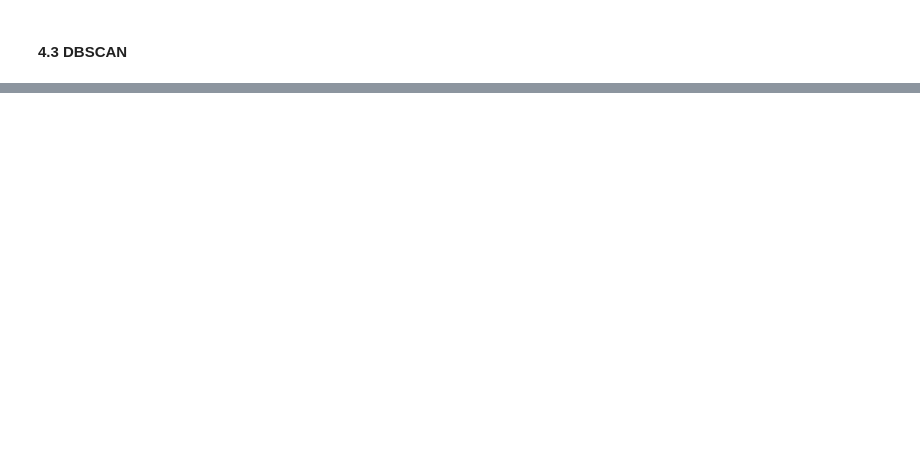
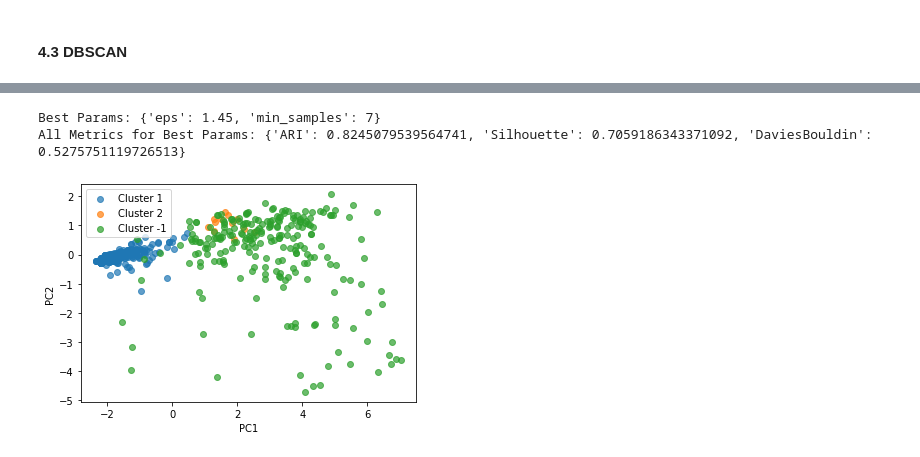
Before and after one commit to alvin-98/MLiS_Term_Project, a Jupyter notebook: ournotebook.ipynb, the cells around one changed output, grey strips where cells are left out. Cells and saved outputs as stored; diff of their text form; code cells hidden in the pictures; blank space fills up the shorter version.

```diff
--- a/ournotebook.ipynb
+++ b/ournotebook.ipynb
@@ -539,0 +545,71 @@ plt.show()
+# %%
+# Define the grid of hyperparameters for DBSCAN
+params = {
+    'eps': [1.2, 1.45, 1.60, 1.75, 2.0],
+    'min_samples': [5, 7, 10, 12, 15, 17, 20]
+}
+
+best_score = -np.inf
+best_params = None
+best_metrics = None
+
+def evaluate_clustering(X, labels, true_labels):
+    """
+    Evaluate clustering performance with several metrics.
+    Returns a dictionary with ARI, Silhouette, and Davies-Bouldin scores.
+    """
+    results = {}
+    results['ARI'] = adjusted_rand_index(true_labels, labels)
+    try:
+        results['Silhouette'] = silhouette_score(X, labels)
+    except Exception as e:
+        # Silhouette may fail if the clustering is degenerate (e.g., a single cluster or all noise)
+        results['Silhouette'] = -1
+    try:
+        results['DaviesBouldin'] = davies_bouldin_score(X, labels)
+    except Exception as e:
+        results['DaviesBouldin'] = np.inf
+    return results
+
+# Grid search over eps and min_samples
+for eps in params['eps']:
+    for min_samples in params['min_samples']:
+        # Initialize and fit DBSCAN with the current hyperparameters
+        dbscan = DBSCAN(eps=eps, min_samples=min_samples)
+        dbscan.fit(X_scaled)
+        labels = dbscan.labels_
+
+        # Evaluate clustering performance
+        metrics_dict = evaluate_clustering(X_scaled, labels, classes)
+        score_for_selection = metrics_dict['Silhouette']  # You can change the selection criterion if desired
+
+        # Save best parameters based on ARI
+        if score_for_selection > best_score:
+            best_score = score_for_selection
+            best_params = {'eps': eps, 'min_samples': min_samples}
+            best_metrics = metrics_dict
+
+# Print best results
+print("Best Params:", best_params)
+print("All Metrics for Best Params:", best_metrics)
+
+# Plot clusters for the best DBSCAN configuration
+dbscan = DBSCAN(eps=best_params['eps'], min_samples=best_params['min_samples'])
+dbscan.fit(X_scaled)
+labels = dbscan.labels_
+unique_labels = set(labels)
+
+for label in unique_labels:
+    mask = (labels == label)
+    plt.scatter(X_pca[mask, 0], X_pca[mask, 1],
+                label=f'Cluster {label}',
+                alpha=0.7)
+
+plt.xlabel('PC1')
+plt.ylabel('PC2')
+plt.legend()
+plt.show()
+# %% [output]
+Best Params: {'eps': 1.45, 'min_samples': 7}
+All Metrics for Best Params: {'ARI': 0.8245079539564741, 'Silhouette': 0.7059186343371092, 'DaviesBouldin': 0.5275751119726513}
+[figure, added]
```
Also changed, not shown: parts of 22 cells of this notebook, 1 other file.
